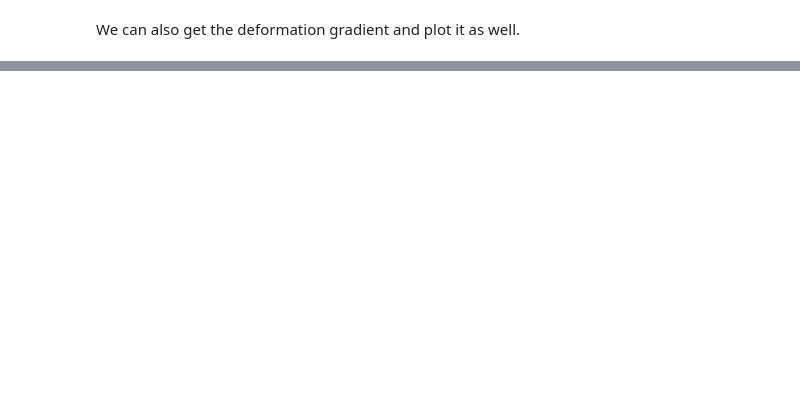
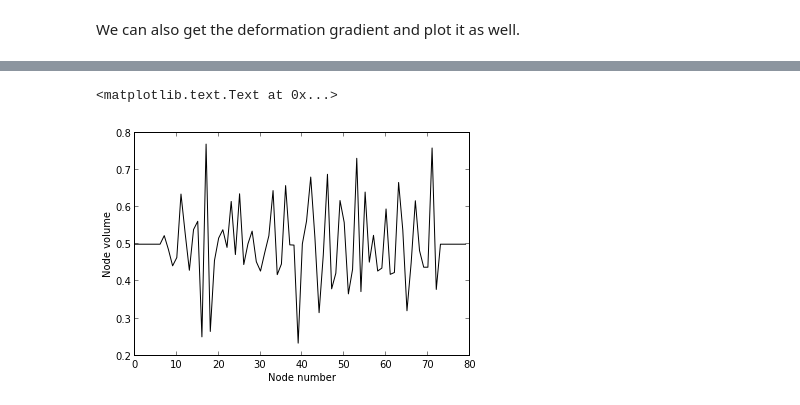
Before and after one commit to johntfoster/1DPDpy, a Jupyter notebook: PD1D.ipynb, the cells around one changed output, grey strips where cells are left out. Saved outputs shown, nothing was run; the diff lists cells and outputs as text; code cells hidden in the pictures; blank space fills up the shorter version.

```diff
--- a/PD1D.ipynb
+++ b/PD1D.ipynb
@@ -121,0 +137,7 @@ plt.axis();
+# %%
+plt.plot(range(len(nodes2)), problem2.lengths, 'k-');
+plt.ylabel('Node volume')
+plt.xlabel('Node number')
+# %% [output]
+<matplotlib.text.Text at 0x...>
+[figure, added]
```
Also changed, not shown: parts of 10 cells of this notebook, 1 other file.
